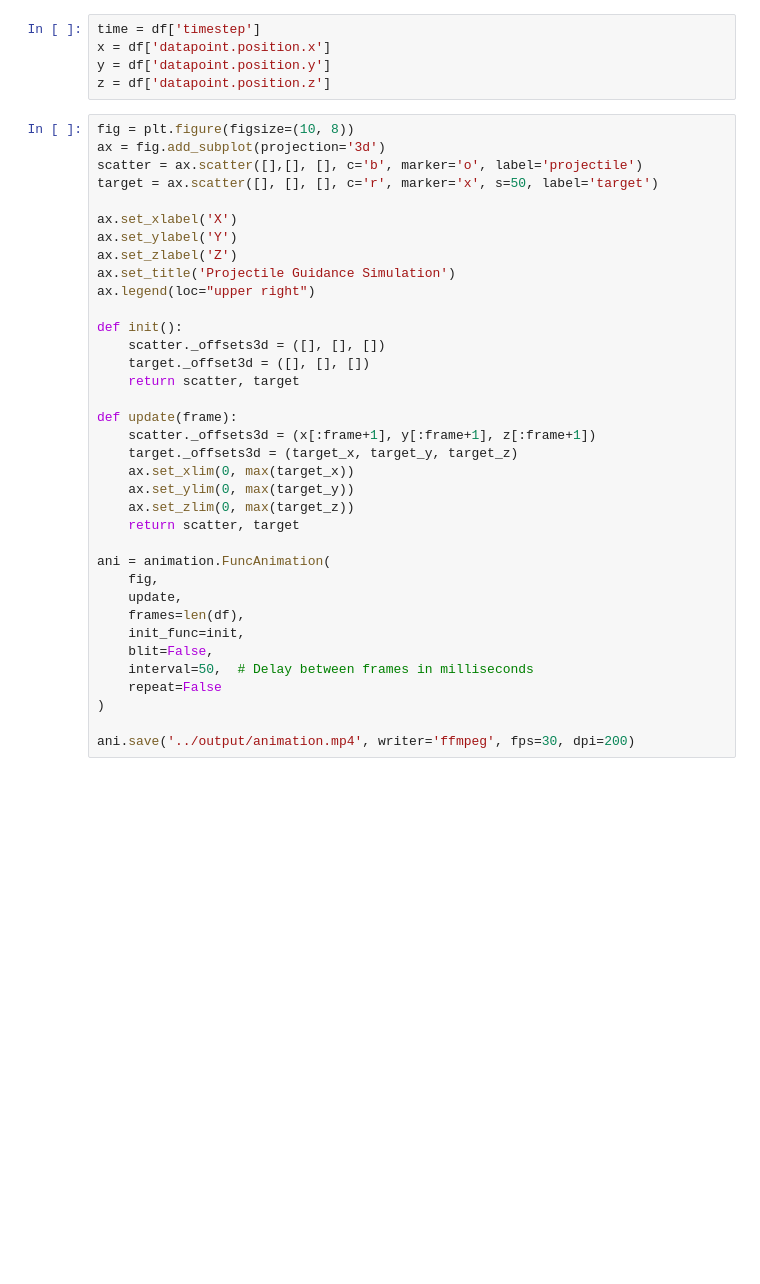
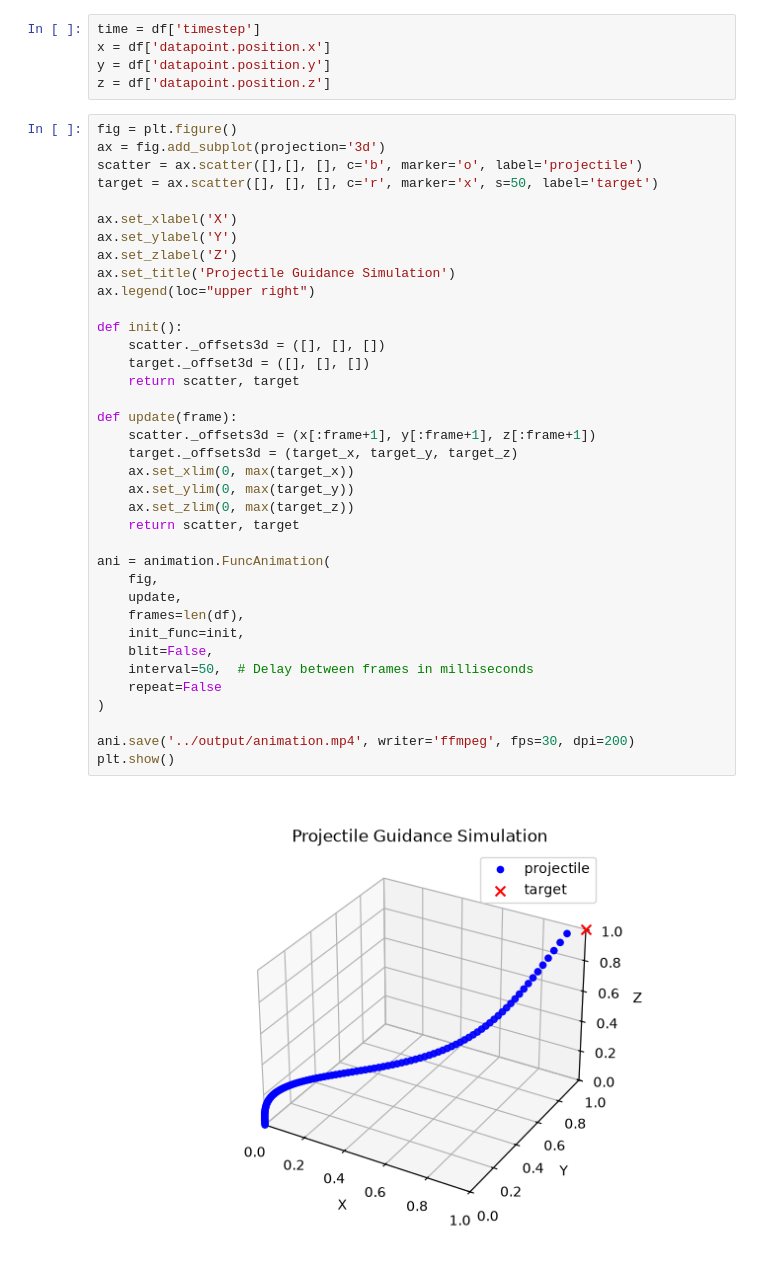
Before and after one commit to adam-good/rocket-man, a Jupyter notebook: utils/plot.ipynb, the cells around one changed output. Drawn from its saved outputs; the diff is of its cells as text; blank space fills up the shorter version.

```diff
--- a/utils/plot.ipynb
+++ b/utils/plot.ipynb
@@ -21,7 +28,7 @@ x = df['datapoint.position.x']
 y = df['datapoint.position.y']
 z = df['datapoint.position.z']
 # %%
-fig = plt.figure(figsize=(10, 8))
+fig = plt.figure()
 ax = fig.add_subplot(projection='3d')
 scatter = ax.scatter([],[], [], c='b', marker='o', label='projectile')
 target = ax.scatter([], [], [], c='r', marker='x', s=50, label='target')
@@ -29,30 +36,33 @@ target = ax.scatter([], [], [], c='r', marker='x', s=50, label='target')
 ax.set_xlabel('X')
 ax.set_ylabel('Y')
 ax.set_zlabel('Z')
 ax.set_title('Projectile Guidance Simulation')
 ax.legend(loc="upper right")
 
 def init():
     scatter._offsets3d = ([], [], [])
     target._offset3d = ([], [], [])
     return scatter, target
 
 def update(frame):
     scatter._offsets3d = (x[:frame+1], y[:frame+1], z[:frame+1])
     target._offsets3d = (target_x, target_y, target_z)
     ax.set_xlim(0, max(target_x))
     ax.set_ylim(0, max(target_y))
     ax.set_zlim(0, max(target_z))
     return scatter, target
 
 ani = animation.FuncAnimation(
     fig,
     update,
     frames=len(df),
     init_func=init,
     blit=False,
     interval=50,  # Delay between frames in milliseconds
     repeat=False
 )
 
 ani.save('../output/animation.mp4', writer='ffmpeg', fps=30, dpi=200)
+plt.show()
+# %% [output]
+[figure, added]
```
Also changed, not shown: parts of 1 cell of this notebook.
